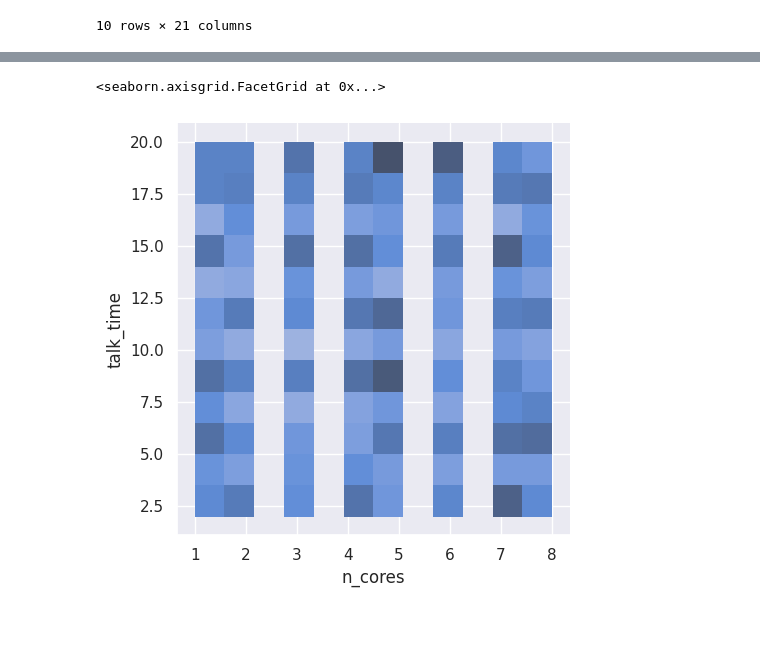
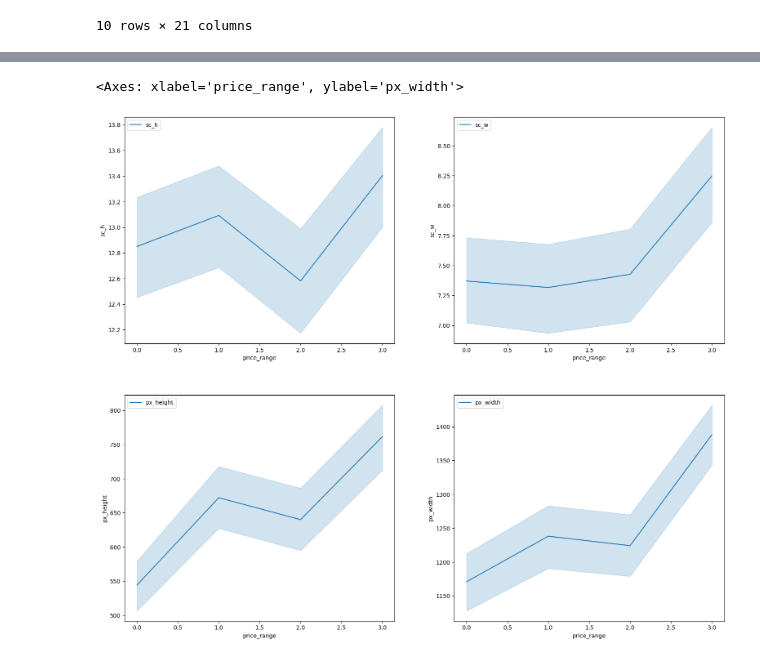
Before and after one commit to d1alekt1k8/rep_iis_lab1, a Jupyter notebook: eda/eda.ipynb, the cells around one changed output, grey strips where cells are left out. Cells and saved outputs as stored; diff of their text form; code cells hidden in the pictures; blank space fills up the shorter version.

```diff
--- a/eda/eda.ipynb
+++ b/eda/eda.ipynb
@@ -303,7 +303,18 @@ sns.lineplot(df,x='wifi',y='talk_time')
-# %%
-sns.set_theme(style='darkgrid')
-sns.displot(df, x='n_cores', y='talk_time', facet_kws=dict(margin_titles=True))
-# %% [output]
-<seaborn.axisgrid.FacetGrid at 0x...>
-[figure, removed]
+# %%
+fig, axs = plt.pyplot.subplots(2,2)
+fig.tight_layout(pad=1)
+fig.set_size_inches(16.5, 14, forward=True)
+
+sns.lineplot(df,x='price_range',y='sc_h', label='sc_h', ax=axs[0,0])
+
+sns.lineplot(df,x='price_range',y='sc_w', label='sc_w',ax=axs[0,1])
+
+sns.lineplot(df,x='price_range',y='px_height', label='px_height',ax=axs[1,0])
+
+sns.lineplot(df,x='price_range',y='px_width', label='px_width',ax=axs[1,1])
+
+#graph3
+# %% [output]
+<Axes: xlabel='price_range', ylabel='px_width'>
+[figure, added]
 # %%
```
Also changed, not shown: parts of 8 cells of this notebook, 6 other files.
